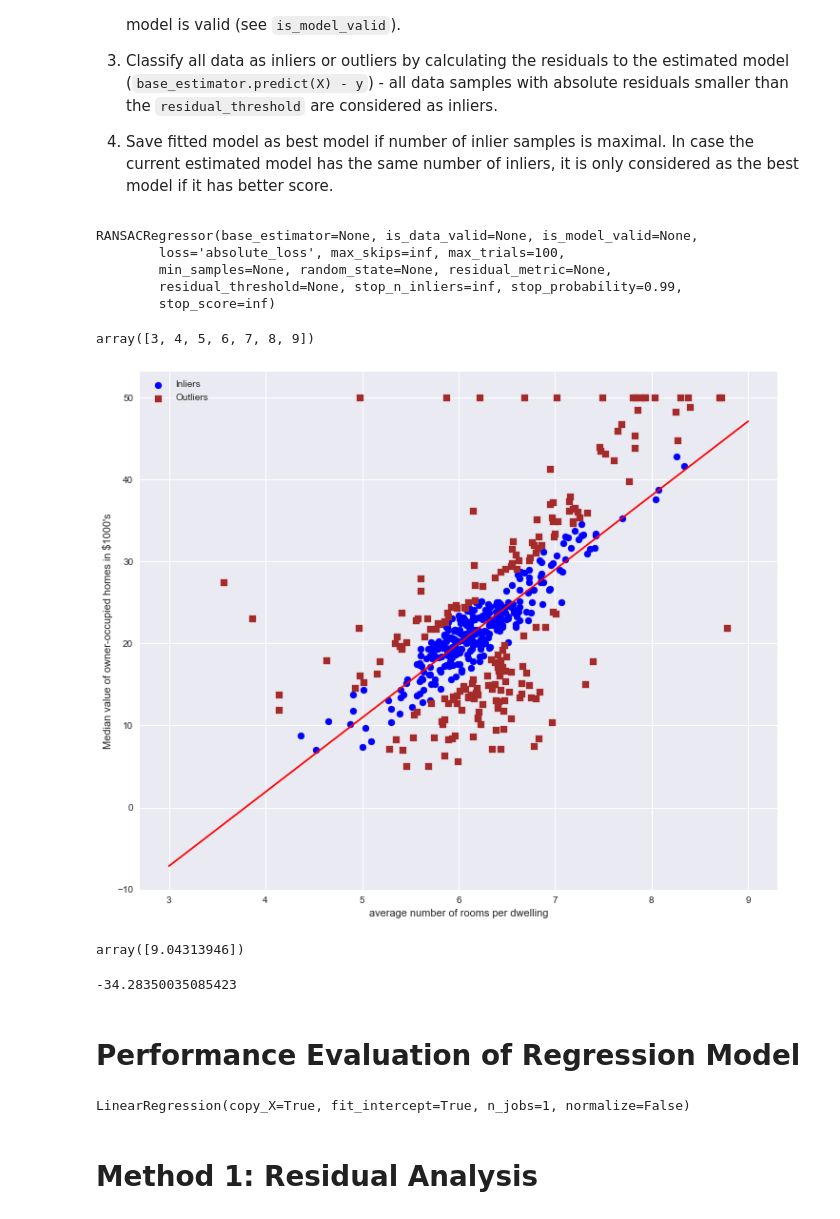
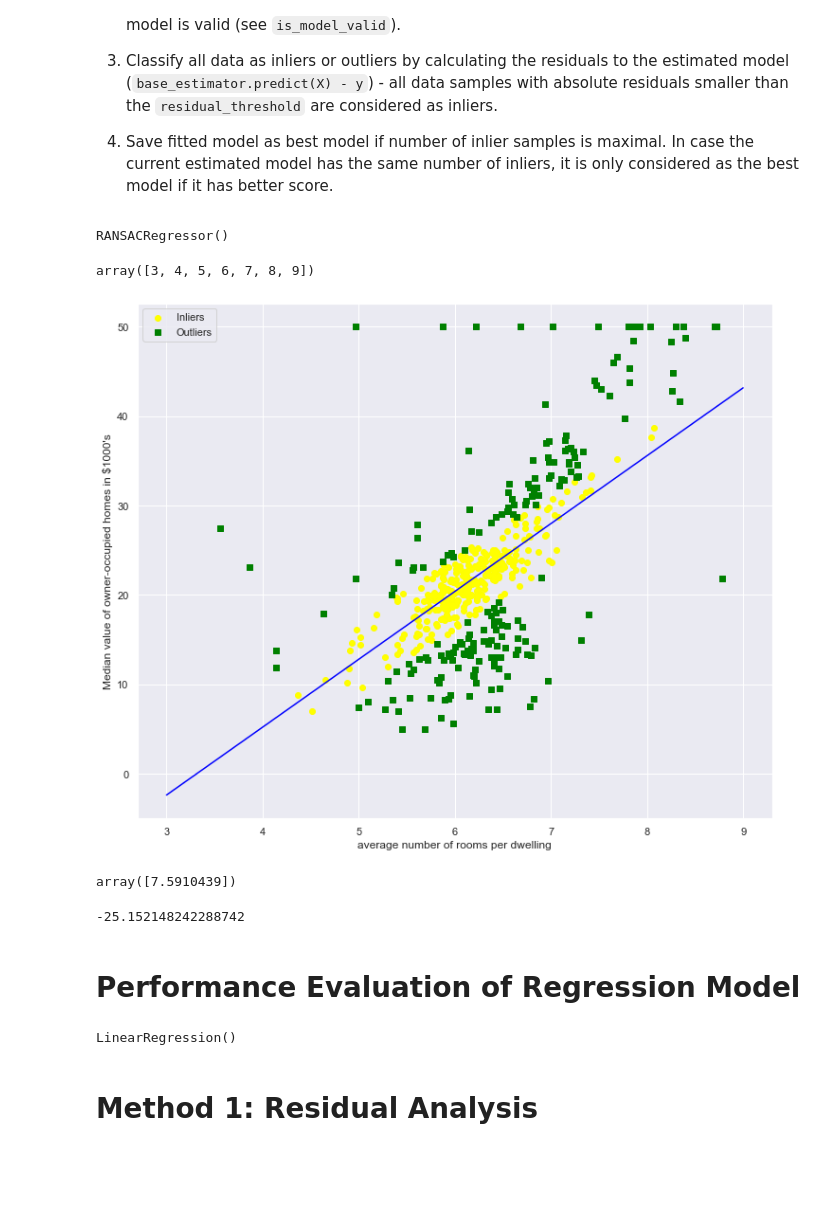
Before and after one commit to himanijawale/test1, a Jupyter notebook: Boston Housing Price Prediction1.ipynb, the cells around one changed output. Drawn from its saved outputs; the diff is of its cells as text; code cells hidden in the pictures; blank space fills up the shorter version.

```diff
--- a/Boston Housing Price Prediction1.ipynb
+++ b/Boston Housing Price Prediction1.ipynb
@@ -6,7 +6,7 @@ https://www.kaggle.com/c/boston-housing/overview/description
 import numpy as np
 import pandas as pd
 # %%
-df = pd.read_csv(r'D:\Shubha_ds_sept\Course_material\Day11\housing.data', delim_whitespace=True, header=None)
+df = pd.read_csv(r'Downloads\housing.data', delim_whitespace=True, header=None)
 # %%
 df.head()
 # %% [output]
@@ -177,11 +179,7 @@ ransac = RANSACRegressor()
 # %%
 ransac.fit(X, y)
 # %% [output]
-RANSACRegressor(base_estimator=None, is_data_valid=None, is_model_valid=None,
-        loss='absolute_loss', max_skips=inf, max_trials=100,
-        min_samples=None, random_state=None, residual_metric=None,
-        residual_threshold=None, stop_n_inliers=inf, stop_probability=0.99,
-        stop_score=inf)
+RANSACRegressor()
 # %%
 inlier_mask = ransac.inlier_mask_
 outlier_mask = np.logical_not(inlier_mask)
@@ -195,25 +193,25 @@ line_y_ransac = ransac.predict(line_X.reshape(-1, 1))
 # %%
 sns.set(style='darkgrid', context='notebook')
 plt.figure(figsize=(12,10));
 plt.scatter(X[inlier_mask], y[inlier_mask],
-            c='blue', marker='o', label='Inliers')
+            c='yellow', marker='o', label='Inliers')
 plt.scatter(X[outlier_mask], y[outlier_mask],
-            c='brown', marker='s', label='Outliers')
-plt.plot(line_X, line_y_ransac, color='red')
+            c='green', marker='s', label='Outliers')
+plt.plot(line_X, line_y_ransac, color='blue')
 plt.xlabel('average number of rooms per dwelling')
 plt.ylabel("Median value of owner-occupied homes in $1000's")
 plt.legend(loc='upper left')
 plt.show()
 # %% [output]
-[figure, old version]
+[figure, new version]
 # %%
 ransac.estimator_.coef_
 # %% [output]
-array([9.04313946])
+array([7.5910439])
 # %%
 ransac.estimator_.intercept_
 # %% [output]
--34.28350035085423
+-25.152148242288742
 # %% [markdown]
 # Performance Evaluation of Regression Model
 # %%
@@ -230,7 +228,7 @@ lr = LinearRegression()
 # %%
 lr.fit(X_train, y_train)
 # %% [output]
-LinearRegression(copy_X=True, fit_intercept=True, n_jobs=1, normalize=False)
+LinearRegression()
 # %%
 y_train_pred = lr.predict(X_train)
 # %%
```
Also changed, not shown: parts of 10 cells of this notebook.
